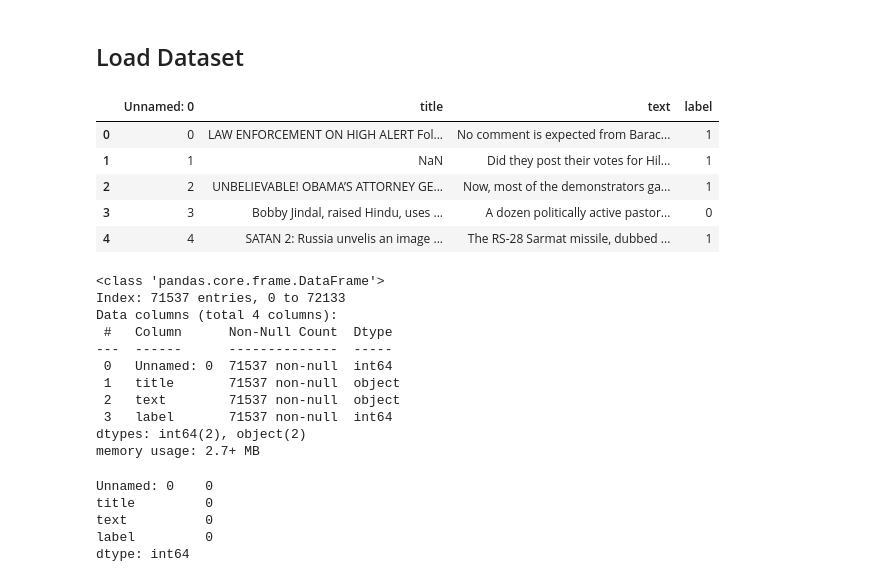
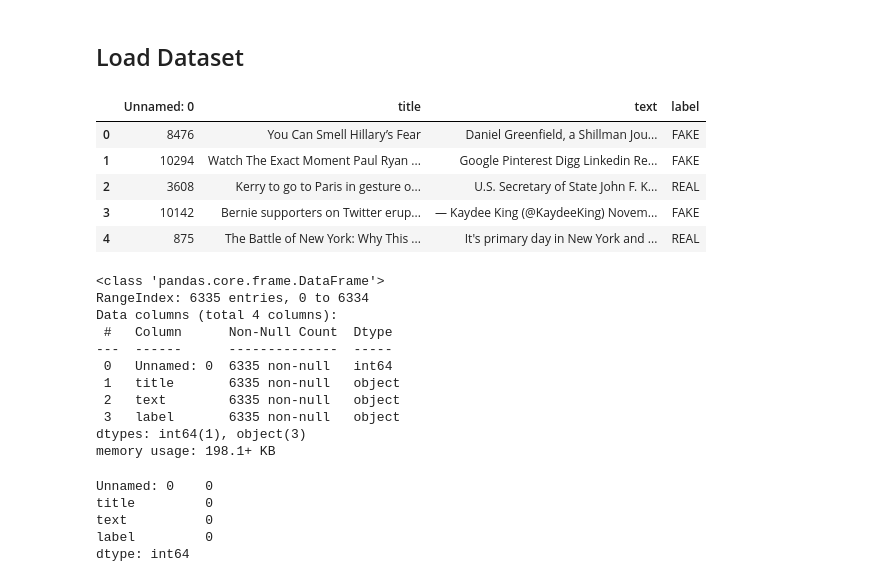
Before and after one commit to AbhishekBiswas-github/Python_Data_Science, a Jupyter notebook: NLP Projects/Untitled.ipynb, the cells around one changed output. Cells and saved outputs as stored; diff of their text form; code cells hidden in the pictures.

```diff
--- a/NLP Projects/Untitled.ipynb
+++ b/NLP Projects/Untitled.ipynb
@@ -39,29 +41,29 @@ True
 # %% [markdown]
 ## Load Dataset
 # %%
-data = pd.read_csv('WELFake_Dataset.csv')
+data = pd.read_csv('fake_or_real_news.csv')
 data.head()
 # %% [output]
 |  | Unnamed: 0 | title | text | label |
-| 0 | 0 | LAW ENFORCEMENT ON HIGH ALERT Fol... | No comment is expected from Barac... | 1 |
-| 1 | 1 | NaN | Did they post their votes for Hil... | 1 |
-| 2 | 2 | UNBELIEVABLE! OBAMA’S ATTORNEY GE... | Now, most of the demonstrators ga... | 1 |
-| 3 | 3 | Bobby Jindal, raised Hindu, uses ... | A dozen politically active pastor... | 0 |
-| 4 | 4 | SATAN 2: Russia unvelis an image ... | The RS-28 Sarmat missile, dubbed ... | 1 |
+| 0 | 8476 | You Can Smell Hillary’s Fear | Daniel Greenfield, a Shillman Jou... | FAKE |
+| 1 | 10294 | Watch The Exact Moment Paul Ryan ... | Google Pinterest Digg Linkedin Re... | FAKE |
+| 2 | 3608 | Kerry to go to Paris in gesture o... | U.S. Secretary of State John F. K... | REAL |
+| 3 | 10142 | Bernie supporters on Twitter erup... | — Kaydee King (@KaydeeKing) Novem... | FAKE |
+| 4 | 875 | The Battle of New York: Why This ... | It's primary day in New York and ... | REAL |
 # %%
 data.info()
 # %% [output]
 <class 'pandas.core.frame.DataFrame'>
-Index: 71537 entries, 0 to 72133
+RangeIndex: 6335 entries, 0 to 6334
 Data columns (total 4 columns):
  #   Column      Non-Null Count  Dtype
 ---  ------      --------------  -----
- 0   Unnamed: 0  71537 non-null  int64
- 1   title       71537 non-null  object
- 2   text        71537 non-null  object
- 3   label       71537 non-null  int64
-dtypes: int64(2), object(2)
-memory usage: 2.7+ MB
+ 0   Unnamed: 0  6335 non-null   int64
+ 1   title       6335 non-null   object
+ 2   text        6335 non-null   object
+ 3   label       6335 non-null   object
+dtypes: int64(1), object(3)
+memory usage: 198.1+ KB
 # %%
 data.isnull().sum()
 # %% [output]
```
Also changed, not shown: parts of 14 cells of this notebook.
